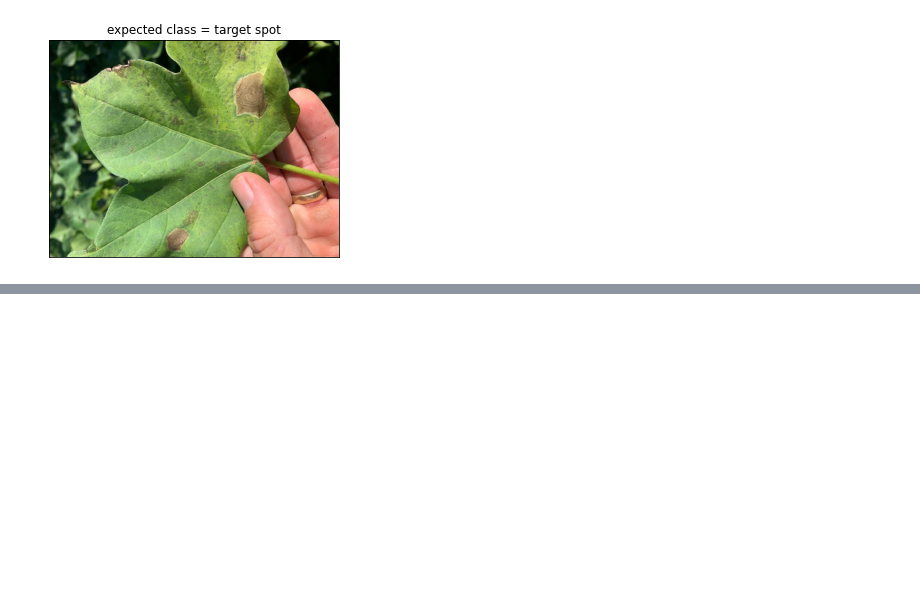
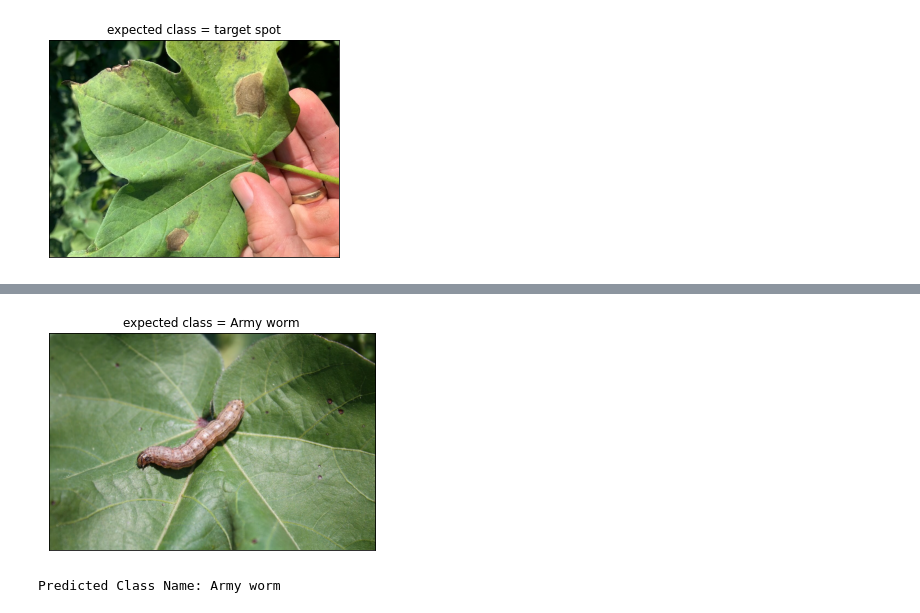
Before and after one commit to ihaas-flatiron/Capstone-2023, a Jupyter notebook: Image Classification.ipynb, the cells around one changed output, grey strips where cells are left out. Drawn from its saved outputs; the diff is of its cells as text; code cells hidden in the pictures; blank space fills up the shorter version.

Commit message:
Added input images from each class of data

```diff
--- a/Image Classification.ipynb
+++ b/Image Classification.ipynb
@@ -324,0 +325,23 @@ plt.show()
+# %%
+# get an image for predictions
+'''
+since there are no test/validation images, I'll be loading a completely unseen image from Google and see what the model has to predict.
+the image is of class = target spot (expected)
+'''
+img_url = 'https://th.bing.com/th/id/R.a229840dc531cf92cc4fae647ec4cd0a?rik=wedRGww4oJoBfw&riu=http%3a%2f%2fguide.utcrops.com%2fwp-content%2fuploads%2f2017%2f03%2ffallarmyworm-cotton-1.jpg&ehk=V9tPBe72H9IptxVHzP7L5FMcyzsSWidltCkMX2su1SU%3d&risl=&pid=ImgRaw&r=0'
+response = requests.get(img_url)
+img = Image.open(BytesIO(response.content))
+
+# saving the image to output as jpg
+img_data = requests.get(img_url).content
+with open('unseenImage.jpg', 'wb') as handler:
+    handler.write(img_data)
+
+# plot the image
+plt.imshow(img)
+plt.xticks([])
+plt.yticks([])
+plt.title('expected class = Army worm')
+plt.show()
+# %% [output]
+[figure, added]
@@ -324,0 +356,13 @@ plt.show()
+# %%
+# making prediction
+pred = model.predict(input_arr)
+# predicting class
+pred_class = np.argmax(pred, axis=1)
+# predicting class name
+image_data.class_names.reverse()
+for c in enumerate(image_data.class_names):
+    if c[0] == pred_class[0]:
+        print(f"Predicted Class Name: {c[1].split('Edited')[0].split('edited')[0]}")
+        pred_class_name = c[1].split('Edited')[0].split('edited')[0]
+# %% [output]
+Predicted Class Name: Army worm
```
Also changed, not shown: parts of 24 cells of this notebook, 3 other files.
